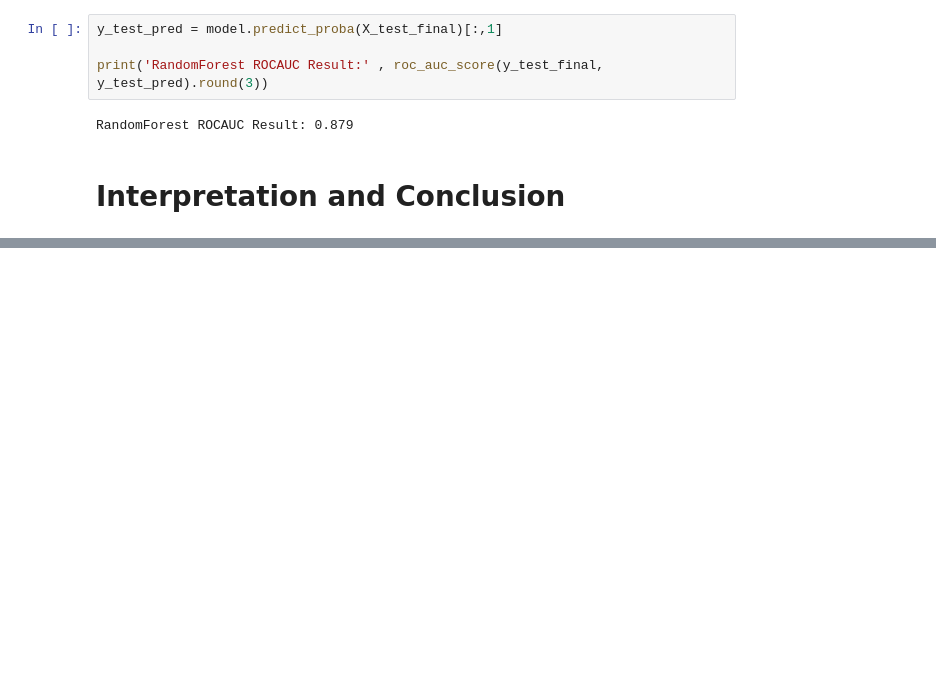
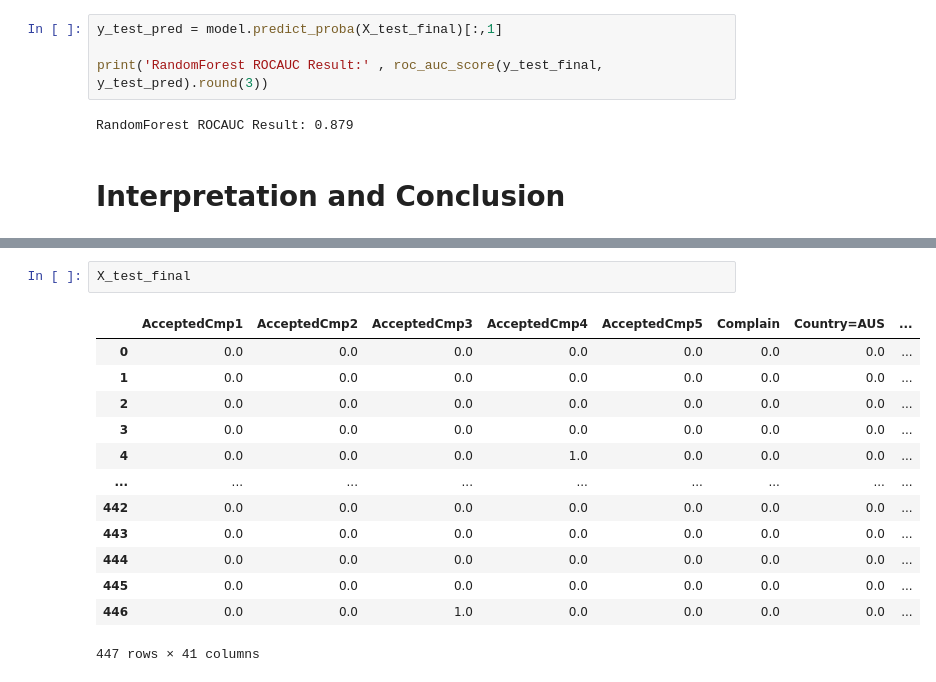
Before and after one commit to FemasAriandaRizki/marketing_analisis, a Jupyter notebook: marketing_analysis.ipynb, the cells around one changed output, grey strips where cells are left out. Saved outputs shown, nothing was run; the diff lists cells and outputs as text; blank space fills up the shorter version.

```diff
--- a/marketing_analysis.ipynb
+++ b/marketing_analysis.ipynb
@@ -875,0 +902,16 @@ RandomForest ROCAUC Result: 0.879
+# %%
+X_test_final
+# %% [output]
+|  | AcceptedCmp1 | AcceptedCmp2 | AcceptedCmp3 | AcceptedCmp4 | AcceptedCmp5 | Complain | Country=AUS | ... |
+| 0 | 0.0 | 0.0 | 0.0 | 0.0 | 0.0 | 0.0 | 0.0 | ... |
+| 1 | 0.0 | 0.0 | 0.0 | 0.0 | 0.0 | 0.0 | 0.0 | ... |
+| 2 | 0.0 | 0.0 | 0.0 | 0.0 | 0.0 | 0.0 | 0.0 | ... |
+| 3 | 0.0 | 0.0 | 0.0 | 0.0 | 0.0 | 0.0 | 0.0 | ... |
+| 4 | 0.0 | 0.0 | 0.0 | 1.0 | 0.0 | 0.0 | 0.0 | ... |
+| ... | ... | ... | ... | ... | ... | ... | ... | ... |
+| 442 | 0.0 | 0.0 | 0.0 | 0.0 | 0.0 | 0.0 | 0.0 | ... |
+| 443 | 0.0 | 0.0 | 0.0 | 0.0 | 0.0 | 0.0 | 0.0 | ... |
+| 444 | 0.0 | 0.0 | 0.0 | 0.0 | 0.0 | 0.0 | 0.0 | ... |
+| 445 | 0.0 | 0.0 | 0.0 | 0.0 | 0.0 | 0.0 | 0.0 | ... |
+| 446 | 0.0 | 0.0 | 1.0 | 0.0 | 0.0 | 0.0 | 0.0 | ... |
+447 rows × 41 columns
```
Also changed, not shown: parts of 4 cells of this notebook.
